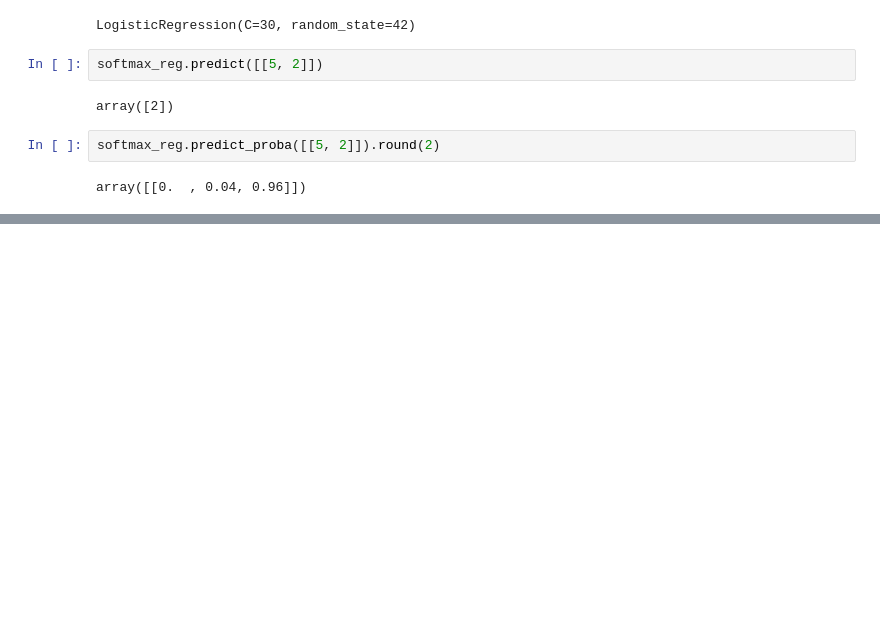
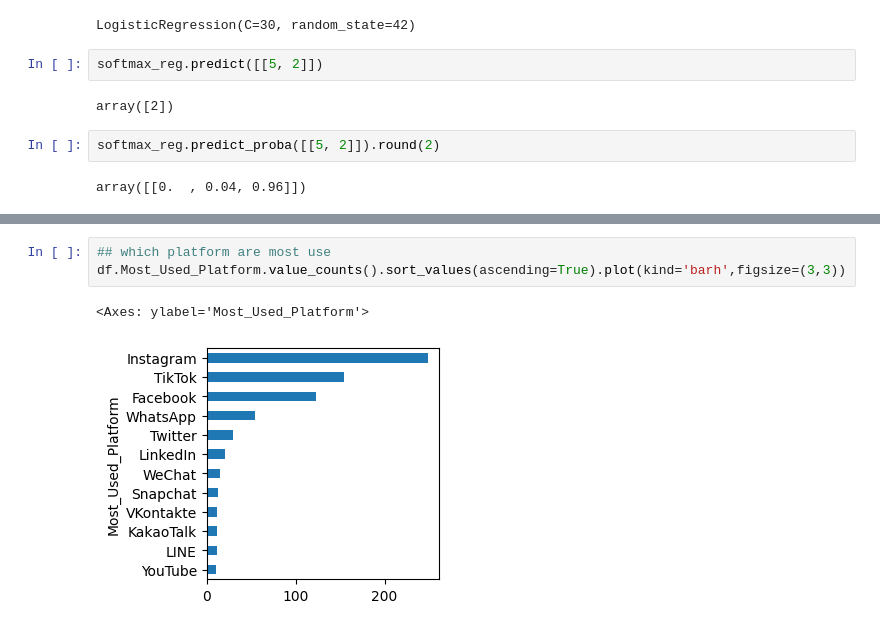
Before and after one commit to shivarajshelar/kaggle-Notebook-MachineLearning, a Jupyter notebook: training-the-models.ipynb, the cells around one changed output, grey strips where cells are left out. Saved outputs shown, nothing was run; the diff lists cells and outputs as text; blank space fills up the shorter version.

```diff
--- a/training-the-models.ipynb
+++ b/training-the-models.ipynb
@@ -346,0 +538,6 @@ array([[0.  , 0.04, 0.96]])
+# %%
+## which platform are most use
+df.Most_Used_Platform.value_counts().sort_values(ascending=True).plot(kind='barh',figsize=(3,3))
+# %% [output]
+<Axes: ylabel='Most_Used_Platform'>
+[figure, added]
```
Also changed, not shown: parts of 41 cells of this notebook.
